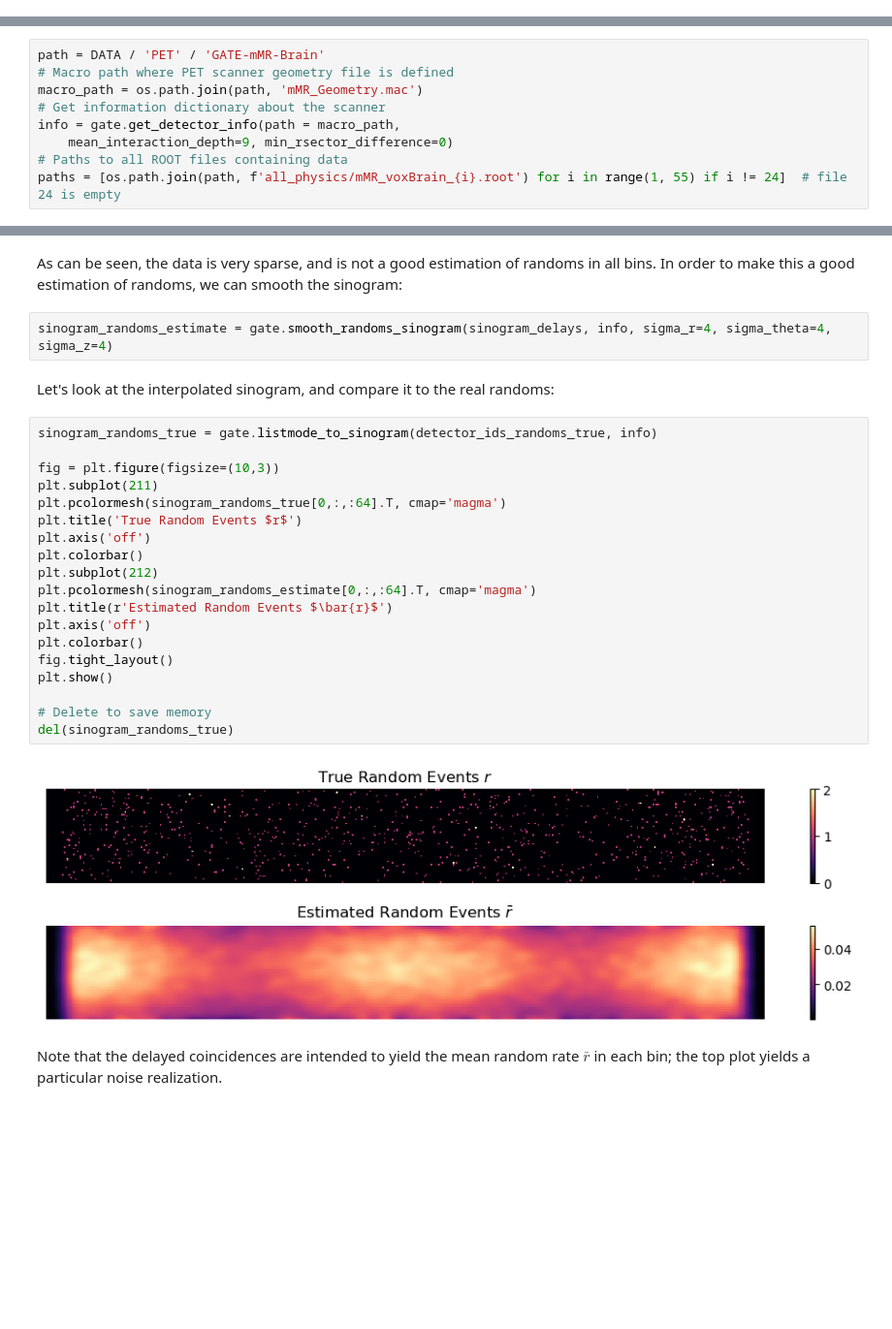
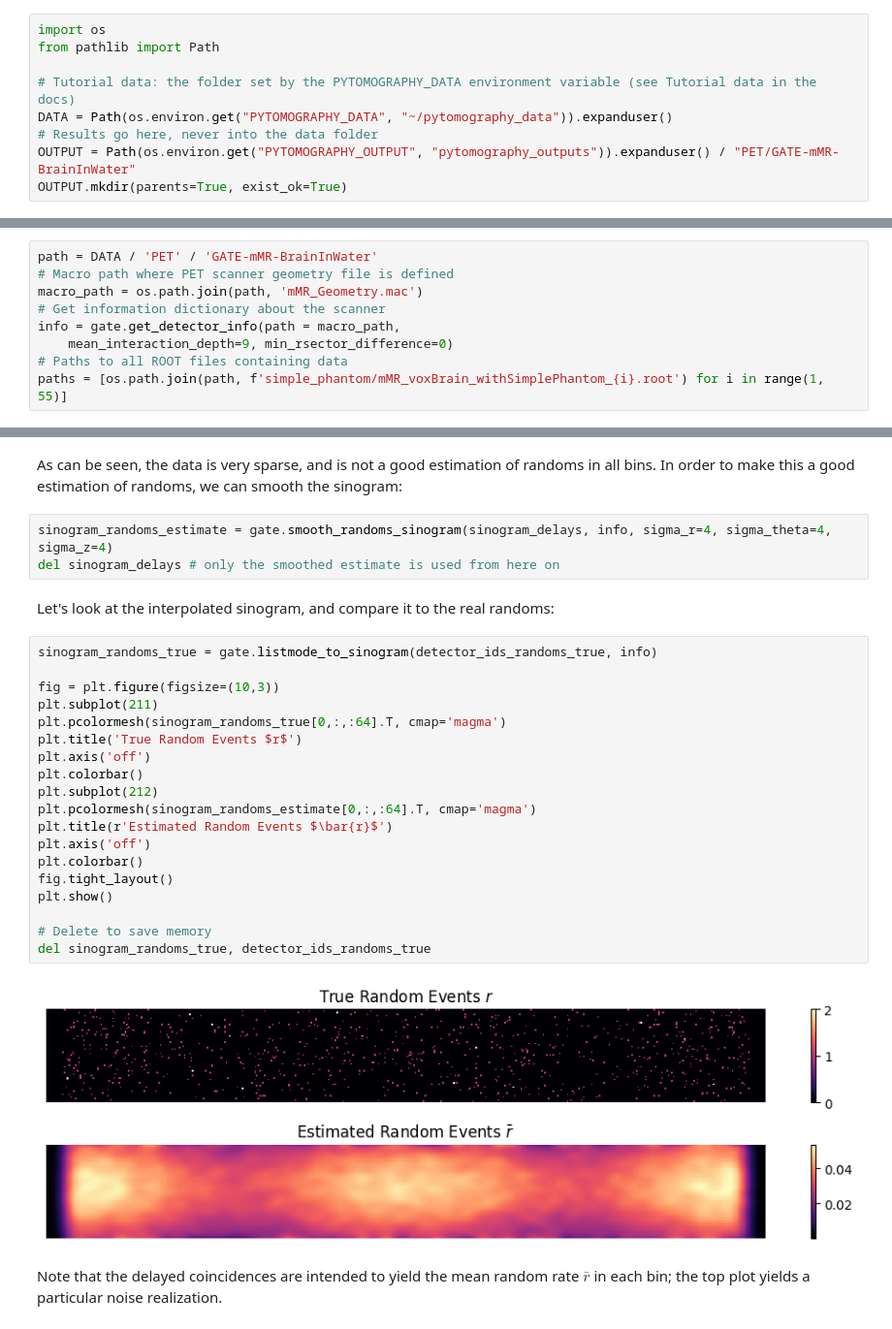
Before and after one commit to PyTomography/PyTomography, a Jupyter notebook: docs/source/notebooks/t_PETGATE_scat_sino.ipynb, the cells around one changed output, grey strips where cells are left out. Shown at 97% size. Drawn from its saved outputs; the diff is of its cells as text; blank space fills up the shorter version.

```diff
--- a/docs/source/notebooks/t_PETGATE_scat_sino.ipynb
+++ b/docs/source/notebooks/t_PETGATE_scat_sino.ipynb
@@ -14,3 +5,12 @@ OUTPUT.mkdir(parents=True, exist_ok=True)
+# %%
+import os
+from pathlib import Path
+
+# Tutorial data: the folder set by the PYTOMOGRAPHY_DATA environment variable (see Tutorial data in the docs)
+DATA = Path(os.environ.get("PYTOMOGRAPHY_DATA", "~/pytomography_data")).expanduser()
+# Results go here, never into the data folder
+OUTPUT = Path(os.environ.get("PYTOMOGRAPHY_OUTPUT", "pytomography_outputs")).expanduser() / "PET/GATE-mMR-BrainInWater"
+OUTPUT.mkdir(parents=True, exist_ok=True)
 # %%
 from __future__ import annotations
 import torch
@@ -34,14 +41,14 @@ LOAD_FROM_ROOT = False
 # %% [markdown]
 First we'll load all required objects for performing PET reconstruction:
 # %%
-path = DATA / 'PET' / 'GATE-mMR-Brain'
+path = DATA / 'PET' / 'GATE-mMR-BrainInWater'
 # Macro path where PET scanner geometry file is defined
 macro_path = os.path.join(path, 'mMR_Geometry.mac')
 # Get information dictionary about the scanner
 info = gate.get_detector_info(path = macro_path,
     mean_interaction_depth=9, min_rsector_difference=0)
 # Paths to all ROOT files containing data
-paths = [os.path.join(path, f'all_physics/mMR_voxBrain_{i}.root') for i in range(1, 55) if i != 24]  # file 24 is empty
+paths = [os.path.join(path, f'simple_phantom/mMR_voxBrain_withSimplePhantom_{i}.root') for i in range(1, 55)]
 # %% [markdown]
 We can look at the information of our PET scanner:
 # %%
@@ -225,29 +235,30 @@ plt.colorbar()
 As can be seen, the data is very sparse, and is not a good estimation of randoms in all bins. In order to make this a good estimation of randoms, we can smooth the sinogram:
 # %%
 sinogram_randoms_estimate = gate.smooth_randoms_sinogram(sinogram_delays, info, sigma_r=4, sigma_theta=4, sigma_z=4)
+del sinogram_delays # only the smoothed estimate is used from here on
 # %% [markdown]
 Let's look at the interpolated sinogram, and compare it to the real randoms:
 # %%
 sinogram_randoms_true = gate.listmode_to_sinogram(detector_ids_randoms_true, info)
 
 fig = plt.figure(figsize=(10,3))
 plt.subplot(211)
 plt.pcolormesh(sinogram_randoms_true[0,:,:64].T, cmap='magma')
 plt.title('True Random Events $r$')
 plt.axis('off')
 plt.colorbar()
 plt.subplot(212)
 plt.pcolormesh(sinogram_randoms_estimate[0,:,:64].T, cmap='magma')
 plt.title(r'Estimated Random Events $\bar{r}$')
 plt.axis('off')
 plt.colorbar()
 fig.tight_layout()
 plt.show()
 
 # Delete to save memory
-del(sinogram_randoms_true)
+del sinogram_randoms_true, detector_ids_randoms_true
 # %% [output]
-[figure, old version]
+[figure, new version]
 # %% [markdown]
 Note that the delayed coincidences are intended to yield the mean random rate $\bar{r}$ in each bin; the top plot yields a particular noise realization.
 # %% [markdown]
```
Also changed, not shown: parts of 13 cells of this notebook, 5 other files.
